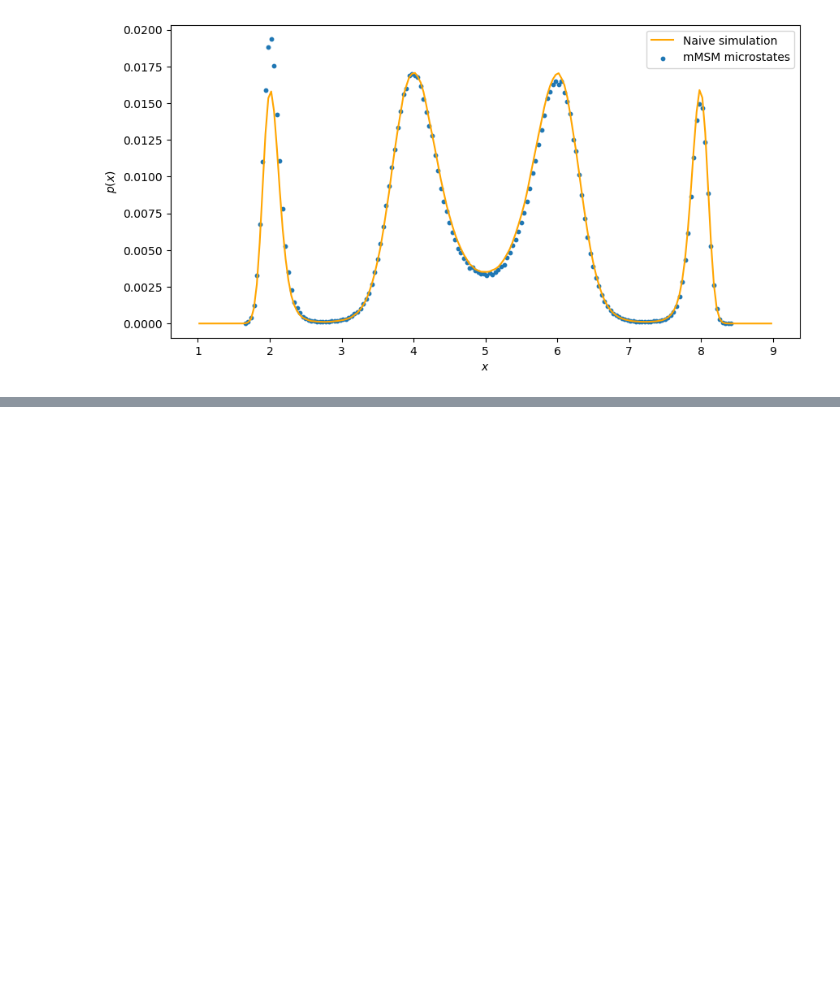
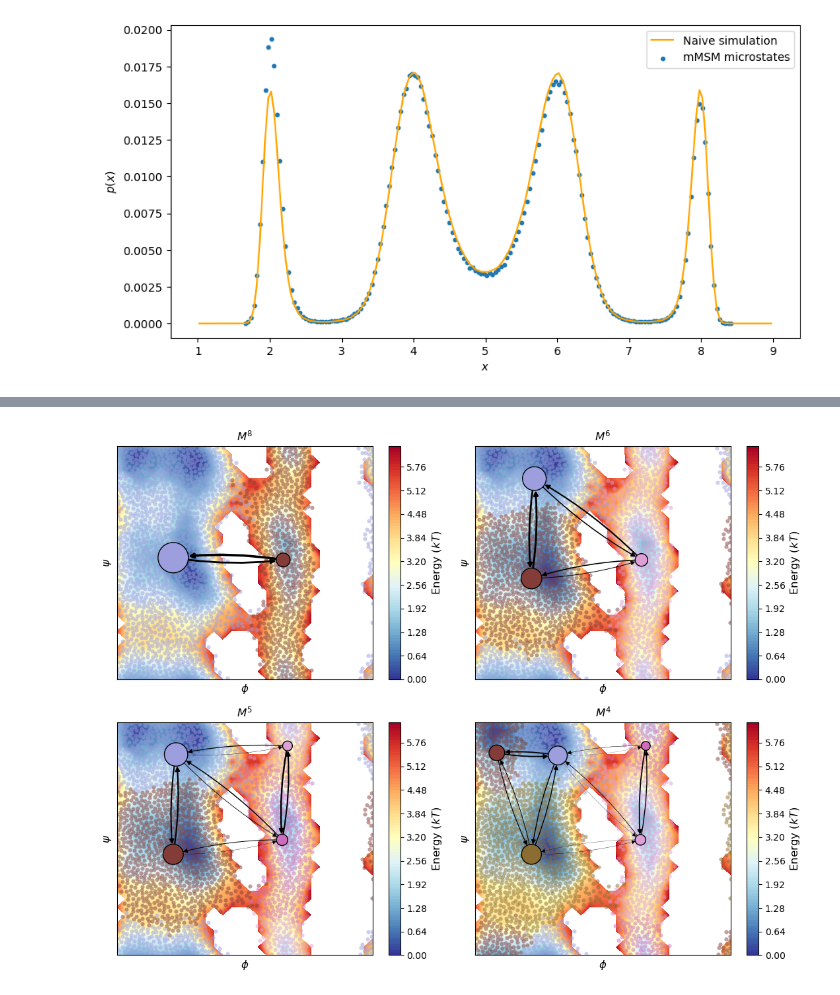
Before and after one commit to ravehlab/mMSM, a Jupyter notebook: tutorial.ipynb, the cells around one changed output, grey strips where cells are left out. Saved outputs shown, nothing was run; the diff lists cells and outputs as text; code cells hidden in the pictures; blank space fills up the shorter version.

```diff
--- a/tutorial.ipynb
+++ b/tutorial.ipynb
@@ -219,0 +379,6 @@ plt.show()
+# %%
+adp_mmsm.expand(max_batches=200)
+plot_last_four_levels(adp_mmsm)
+# Most of the energy landscape should be explored by this point
+# %% [output]
+[figure, added]
```
Also changed, not shown: parts of 22 cells of this notebook, 11 other files.
